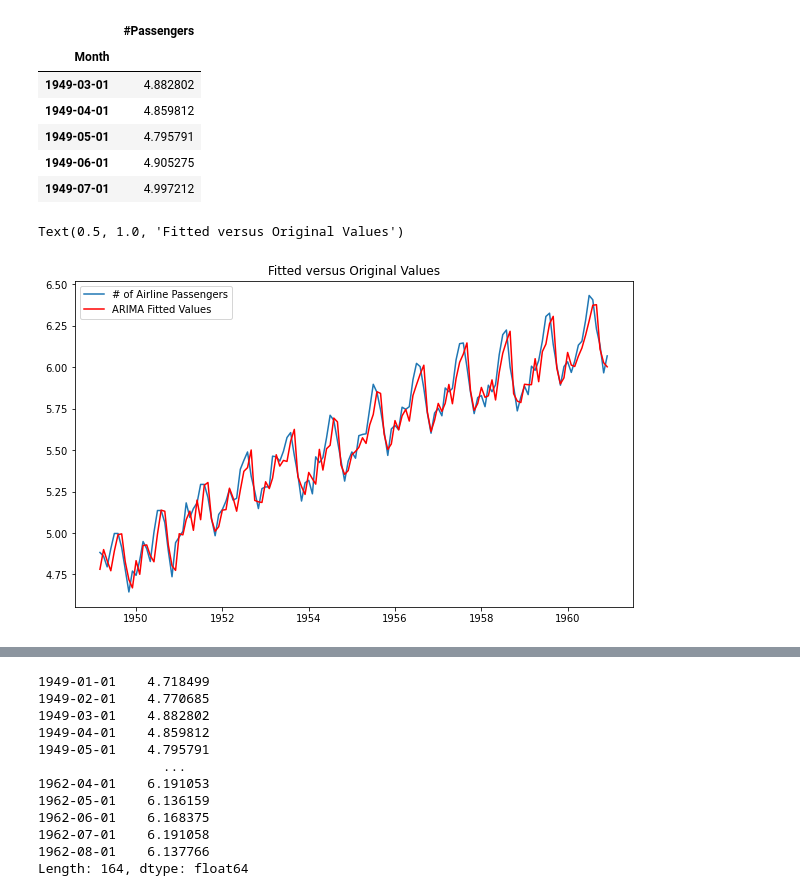
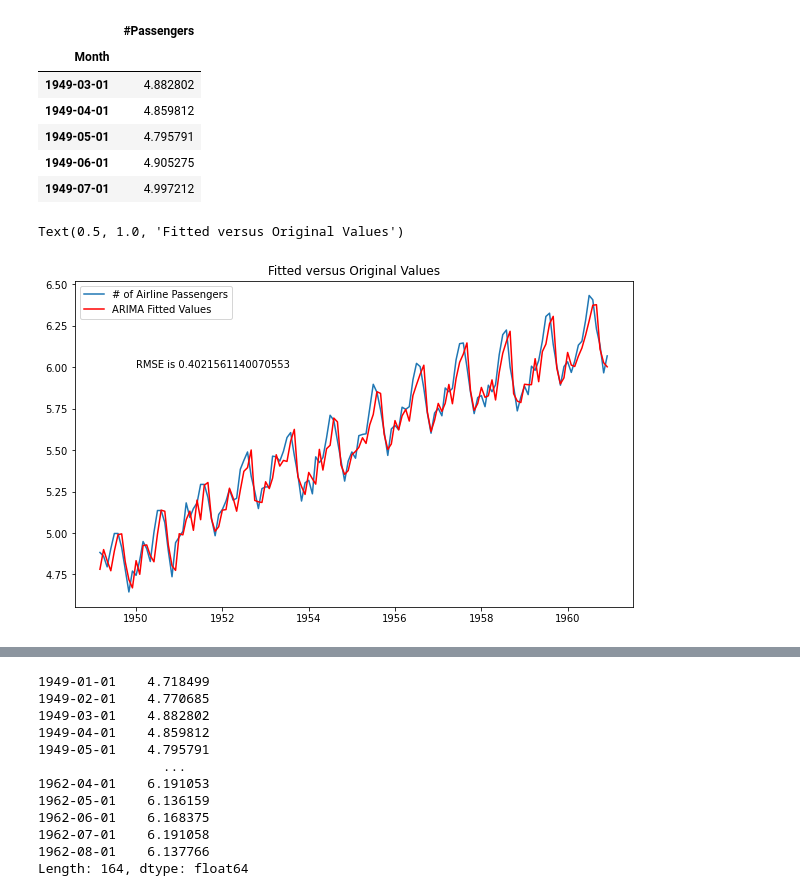
Before and after one commit to dray89/AirlinePassengers, a Jupyter notebook: AirlinePassengers.ipynb, the cells around one changed output, grey strips where cells are left out. Drawn from its saved outputs; the diff is of its cells as text; code cells hidden in the pictures.

```diff
--- a/AirlinePassengers.ipynb
+++ b/AirlinePassengers.ipynb
@@ -495,11 +495,12 @@ indexedDataset_logScale[2:].head()
 # %%
 plt.plot(indexedDataset_logScale[2:], label='# of Airline Passengers')
 plt.plot(results.fittedvalues[2:], color='red', label='ARIMA Fitted Values')
 plt.legend(loc='best')
+plt.annotate(f'RMSE is {rmse}', xy =(datetime.strptime("1950-01-01", "%Y-%m-%d"), 6))
 plt.title('Fitted versus Original Values')
 # %% [output]
 Text(0.5, 1.0, 'Fitted versus Original Values')
-[figure, old version]
+[figure, new version]
 # %%
 preds = results.forecast(steps=20)
 preds
```
